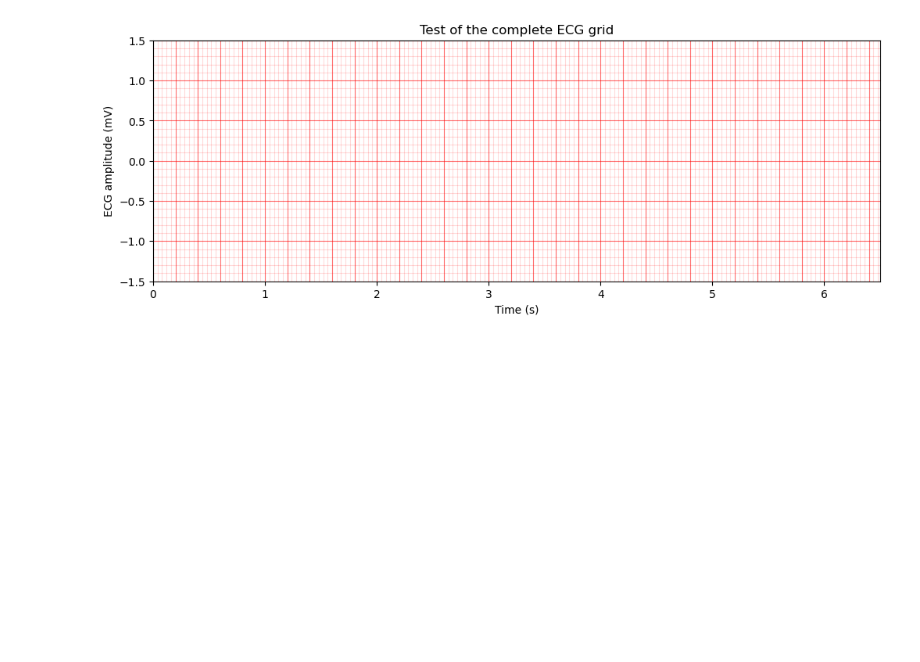
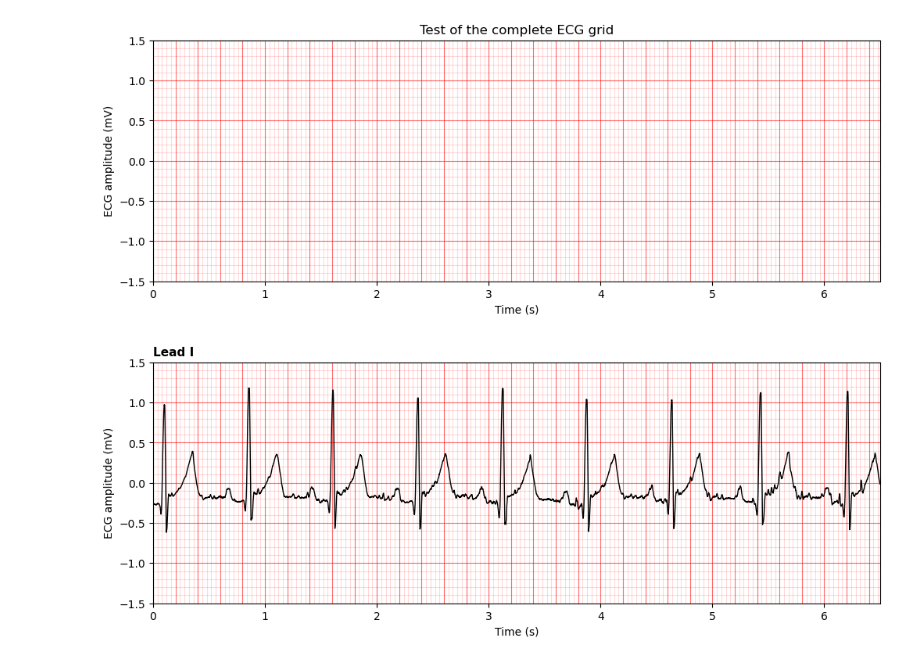
Before and after one commit to jenniferhoumard/Series01-python, a Jupyter notebook: Series01-python.ipynb, the cells around one changed output. Drawn from its saved outputs; the diff is of its cells as text; code cells hidden in the pictures; blank space fills up the shorter version.

Commit message:
Test single ECG signal function
Plot Lead I over the complete ECG-paper grid to check that the signal, lead name, color, and grid appear correctly together.

```diff
--- a/Series01-python.ipynb
+++ b/Series01-python.ipynb
@@ -554,3 +554,33 @@ def plot_one_ecg_signal(
         fontweight="bold",  # Make the lead name bold.
         color=color         # Use the same color as the ECG signal.
     )
+# %%
+# Create an empty figure for testing one ECG signal.
+plt.figure(figsize=(12, 4)) # The figure is 12 inches wide and 4 inches high.
+
+# Draw the complete ECG-paper grid.
+plot_ecg_grid(
+    min_time=0,   # Start the time axis at 0 seconds.
+    max_time=6.5, # End the time axis at 6.5 seconds.
+    min_ecg=-1.5, # Show ECG values down to -1.5 mV.
+    max_ecg=1.5   # Show ECG values up to 1.5 mV.
+)
+
+# Plot Lead I over the ECG grid.
+plot_one_ecg_signal(
+    time=time_seconds,     # Use the previously created time values.
+    ecg=ecg_data_mv[:, 0], # Select every row from column 0, which is Lead I.
+    lead_name="Lead I",    # Display Lead I as the name of the signal.
+    color="black"          # Draw the ECG signal in black.
+)
+
+# Label the horizontal axis.
+plt.xlabel("Time (s)")
+
+# Label the vertical axis.
+plt.ylabel("ECG amplitude (mV)")
+
+# Display the grid and Lead I signal together.
+plt.show()
+# %% [output]
+[figure, added]
```
